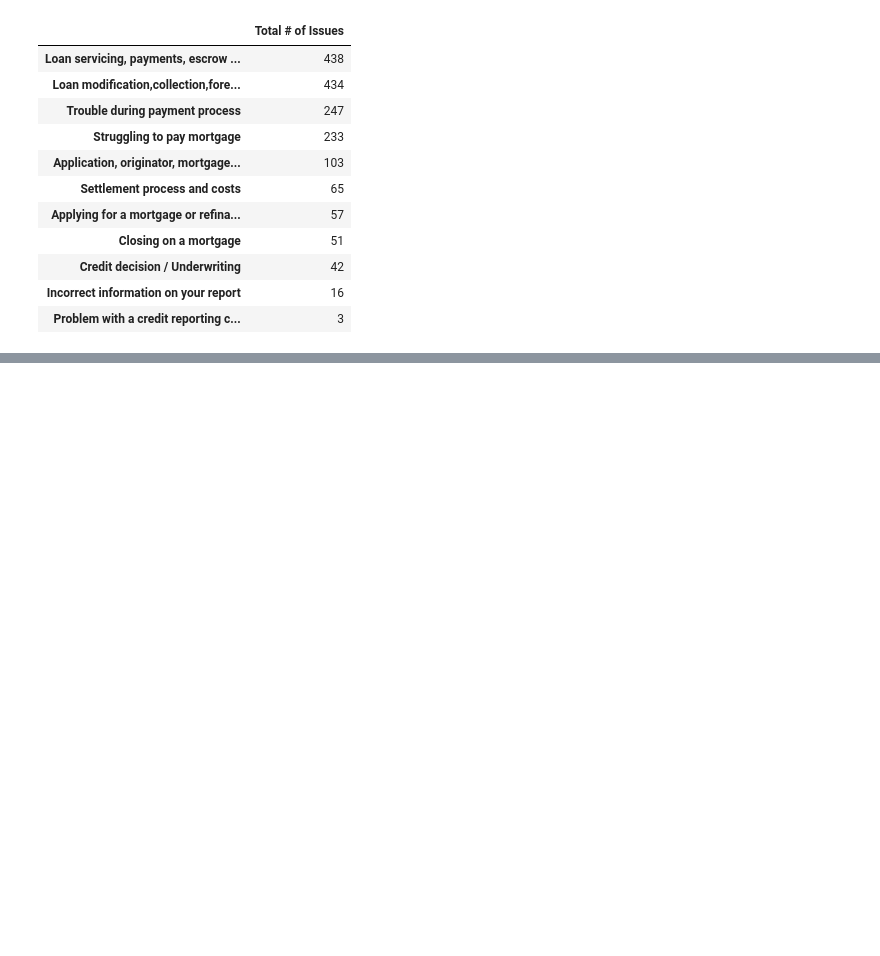
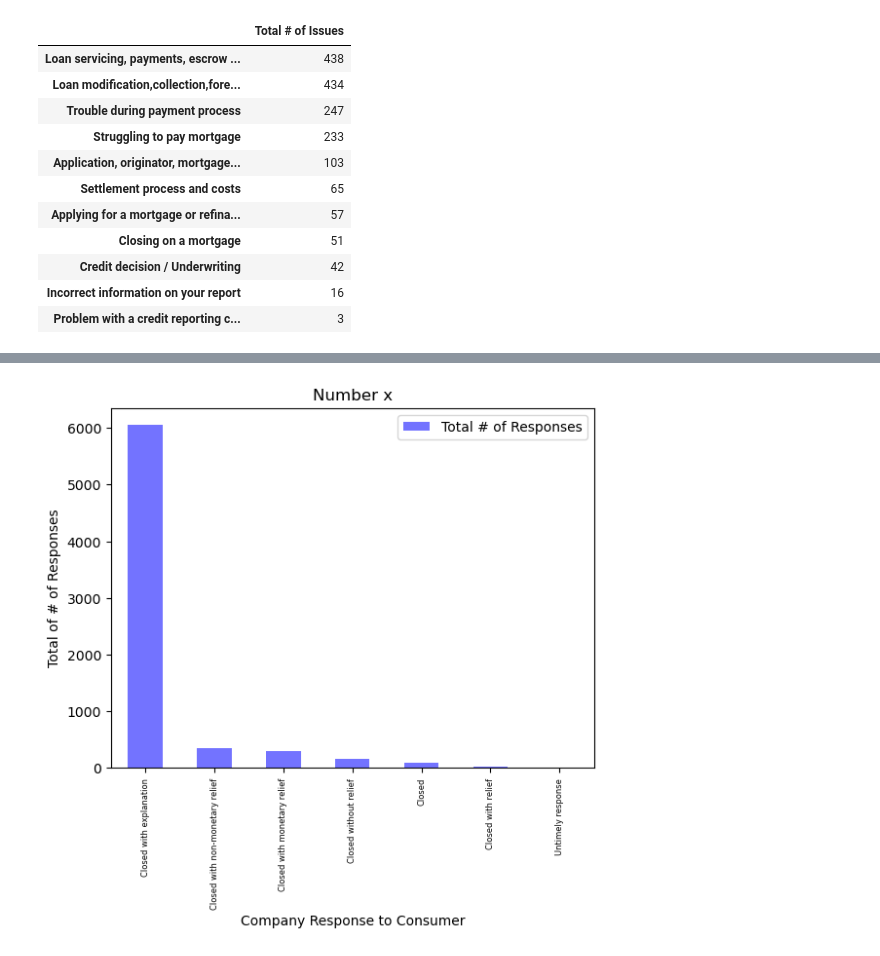
Before and after one commit to carlosvalenciano/Customer-Complaints, a Jupyter notebook: customer-complaints.ipynb, the cells around one changed output, grey strips where cells are left out. Cells and saved outputs as stored; diff of their text form; code cells hidden in the pictures; blank space fills up the shorter version.

```diff
--- a/customer-complaints.ipynb
+++ b/customer-complaints.ipynb
@@ -345,8 +273,10 @@ plt.show()
 # %%
-amortg_grouped_df.plot.bar(color='b', alpha=0.55, align='center')
-plt.title('Number of Issues across all Mortgages')
+issuescrcf_df.plot.bar(color='b', alpha=0.55, align='center')
+plt.title('Number x')
 plt.xticks(rotation='vertical', fontsize=6)
-plt.xlabel('Issues')
-plt.ylabel('Total of # of Issues')
-plt.savefig('All Mortgages_Issues')
+plt.xlabel('Company Response to Consumer')
+plt.ylabel('Total of # of Responses')
+plt.savefig('company response2c')
 plt.show()
+# %% [output]
+[figure, added]
```
Also changed, not shown: parts of 15 cells of this notebook.
